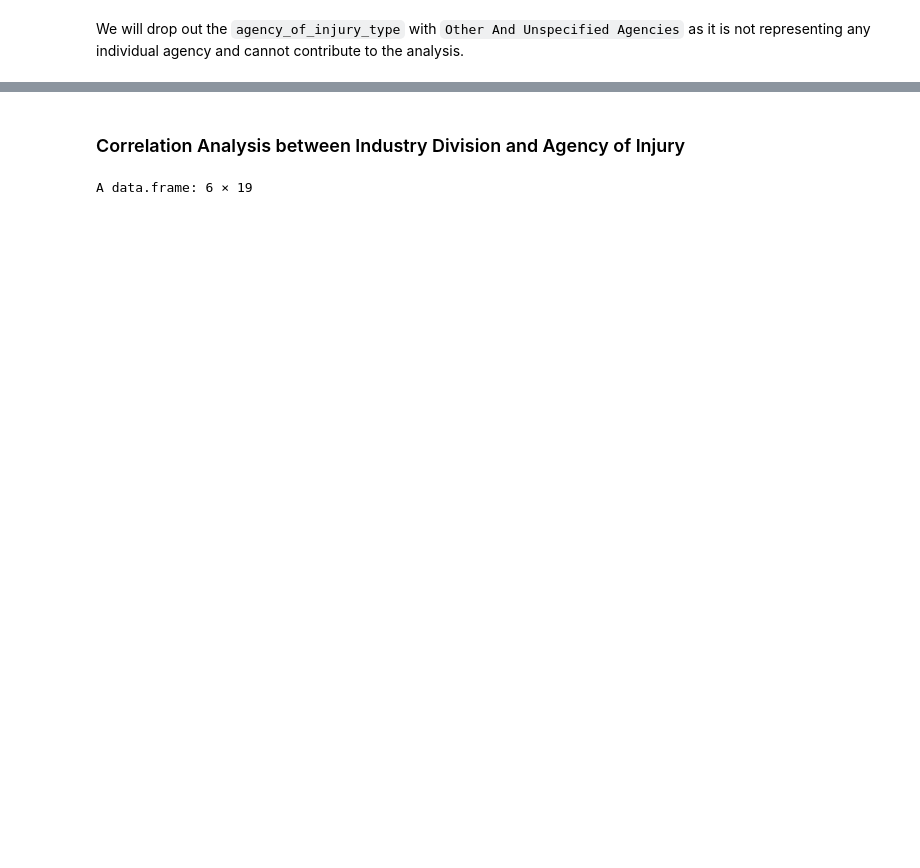
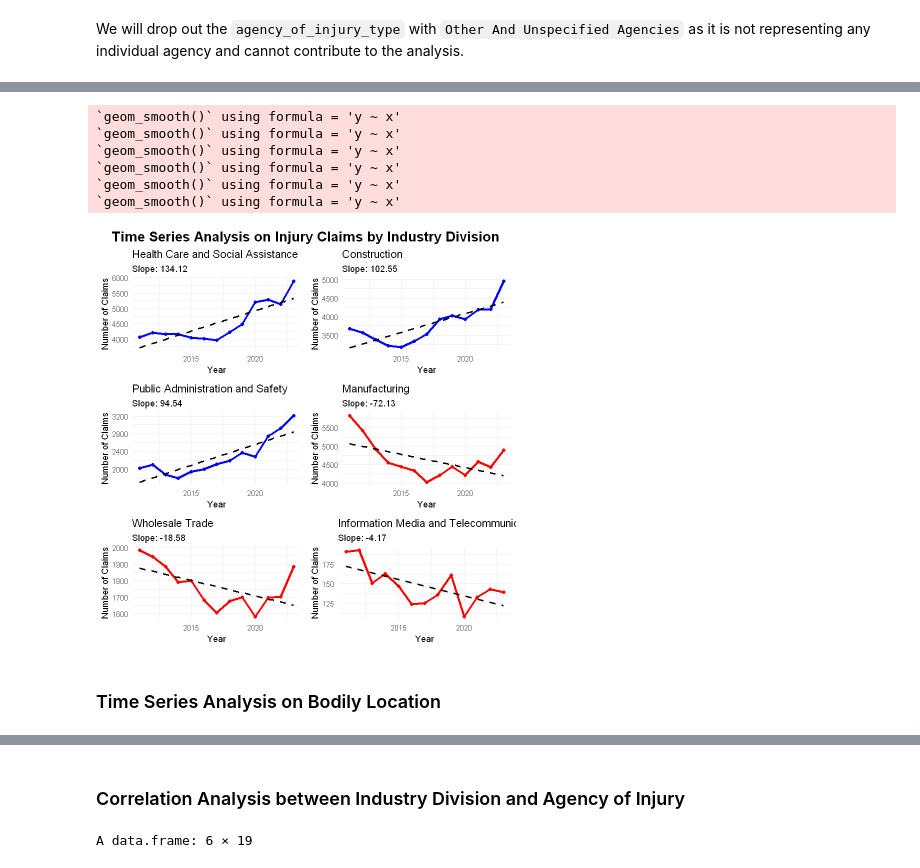
Before and after one commit to FanHwa/FDS_A3, a Jupyter notebook: FanHwa_34648100_Assignment3_Rmd.ipynb, the cells around one changed output, grey strips where cells are left out. Cells and saved outputs as stored; diff of their text form; code cells hidden in the pictures; blank space fills up the shorter version.

```diff
--- a/FanHwa_34648100_Assignment3_Rmd.ipynb
+++ b/FanHwa_34648100_Assignment3_Rmd.ipynb
@@ -303,0 +469,52 @@ A tibble: 44 × 15
+# %%
+# Step 4: Plot the time series data for the selected industries
+industry_ggplot_list <- list()
+
+for (i in 1:nrow(selected_industries)) {
+  industry_name <- selected_industries$Industry[i]
+  industry_data <- as.numeric(unlist(industry_division_df[industry_division_df$industry_division == industry_name, -1]))
+  industry_ts <- ts(industry_data, start = 2011, frequency = 1)
+
+  # Create a data frame for ggplot
+  plot_data <- data.frame(Year = 2011:2023, Claims = industry_data)
+
+  # Generate the ggplot for each industry
+  p <- ggplot(plot_data, aes(x = Year, y = Claims)) +
+    geom_line(color = ifelse(selected_industries$Trend[i] == "Increasing", "blue", "red"), size = 1.2) +
+    geom_point(color = ifelse(selected_industries$Trend[i] == "Increasing", "blue", "red")) +
+    geom_smooth(method = "lm", se = FALSE, linetype = "dashed", color = "black") +
+    labs(
+      title = paste(industry_name),
+      subtitle = paste("Slope:", round(selected_industries$Slope[i], 2)),
+      x = "Year",
+      y = "Number of Claims"
+    ) +
+    theme_minimal()
+
+  industry_ggplot_list[[i]] <- p
+}
+
+# Step 5: Display the plots for all selected bodily locations with an overall title
+main_industry_title <- textGrob(
+  "Time Series Analysis on Injury Claims by Industry Division",
+  gp = gpar(fontsize = 16, fontface = "bold")
+)
+
+# Use grid.arrange to display the plots with the main title
+grid.arrange(
+  arrangeGrob(
+    grobs = industry_ggplot_list,  # List of ggplots for bodily locations
+    ncol = 2,                    # Number of columns in the grid
+    top = main_industry_title      # Set the main title for the entire plot
+  )
+)
+# %% [output]
+`geom_smooth()` using formula = 'y ~ x'
+`geom_smooth()` using formula = 'y ~ x'
+`geom_smooth()` using formula = 'y ~ x'
+`geom_smooth()` using formula = 'y ~ x'
+`geom_smooth()` using formula = 'y ~ x'
+`geom_smooth()` using formula = 'y ~ x'
+[figure, added]
+# %% [markdown]
+### Time Series Analysis on Bodily Location
```
Also changed, not shown: parts of 11 cells of this notebook, 1 other file.
